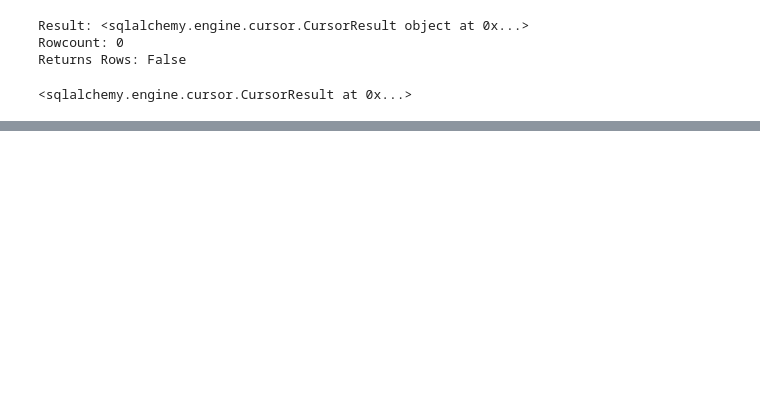
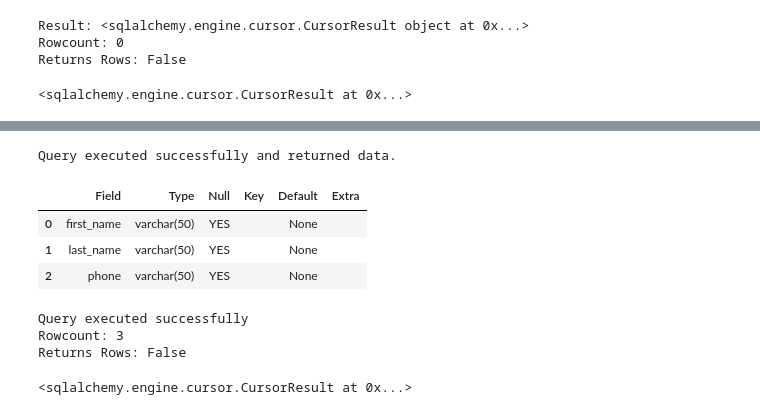
Before and after one commit to souravsarker2015/mysql_bootcamp, a Jupyter notebook: 1_introdunction/introduction.ipynb, the cells around one changed output, grey strips where cells are left out. Saved outputs shown, nothing was run; the diff lists cells and outputs as text; code cells hidden in the pictures; blank space fills up the shorter version.

```diff
--- a/1_introdunction/introduction.ipynb
+++ b/1_introdunction/introduction.ipynb
@@ -171,0 +322,28 @@ get_query_result('select database();')
+# %%
+get_query_result("""
+
+describe people;
+
+""")
+# %% [output]
+Query executed successfully and returned data.
+|  | Field | Type | Null | Key | Default | Extra |
+| 0 | first_name | varchar(50) | YES |  | None |  |
+| 1 | last_name | varchar(50) | YES |  | None |  |
+| 2 | phone | varchar(50) | YES |  | None |  |
+# %%
+get_query_result("""
+
+insert into people
+values
+('John', 'Doe', '1234567890'),
+('Jane', 'Doee', '9876543210'),
+('Hafiz', 'Ahamed', '9876543210')
+;
+
+""")
+# %% [output]
+Query executed successfully
+Rowcount: 3
+Returns Rows: False
+<sqlalchemy.engine.cursor.CursorResult at 0x...>
```
Also changed, not shown: parts of 17 cells of this notebook.
